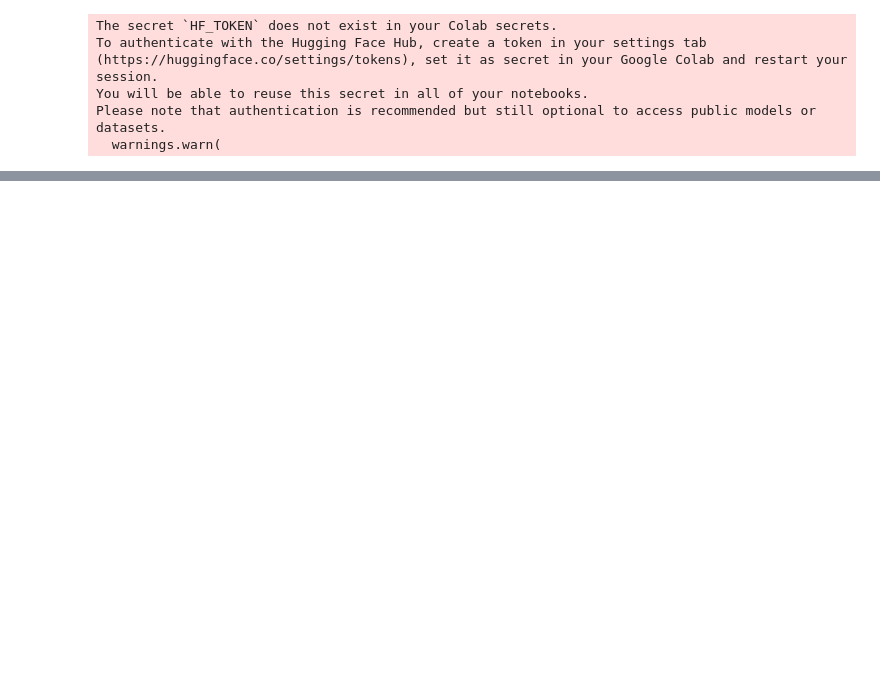
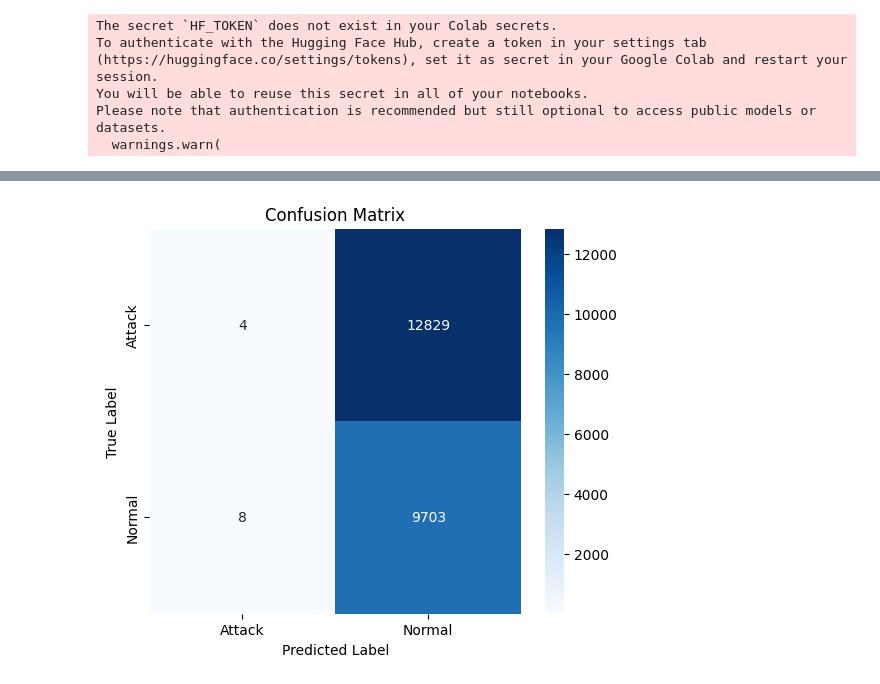
Before and after one commit to Binwakil/LLM-Based-IDS-NSL_KDD_Dataset, a Jupyter notebook: bloom.ipynb, the cells around one changed output, grey strips where cells are left out. Saved outputs shown, nothing was run; the diff lists cells and outputs as text; code cells hidden in the pictures; blank space fills up the shorter version.

```diff
--- a/bloom.ipynb
+++ b/bloom.ipynb
@@ -180,18 +195,18 @@ print(classification_report(y_true, y_pred, target_names=["Attack", "Normal"]))
 # %%
-# Generate predictions
-y_pred = tf.argmax(model.predict(test_dataset).logits, axis=1).numpy()
+import seaborn as sns
+import matplotlib.pyplot as plt
 
-# Compute Confusion Matrix
-cm = confusion_matrix(y_test, y_pred)
+# Compute confusion matrix
+cm = confusion_matrix(y_true, y_pred)
 
-# Plot Confusion Matrix
+# Plot confusion matrix
+plt.figure(figsize=(6, 5))
 sns.heatmap(cm, annot=True, fmt="d", cmap="Blues", xticklabels=["Attack", "Normal"], yticklabels=["Attack", "Normal"])
 plt.title("Confusion Matrix")
 plt.ylabel("True Label")
 plt.xlabel("Predicted Label")
-plt.savefig("Bloom_Confusion-Matrix.png")
+plt.savefig("Bloom_Confusion-Matrix.png")  # Save the figure
 plt.show()
-
-# Print classification report
-print(classification_report(y_test, y_pred, target_names=["Attack", "Normal"]))
+# %% [output]
+[figure, added]
 # %%
```
Also changed, not shown: parts of 3 cells of this notebook.
